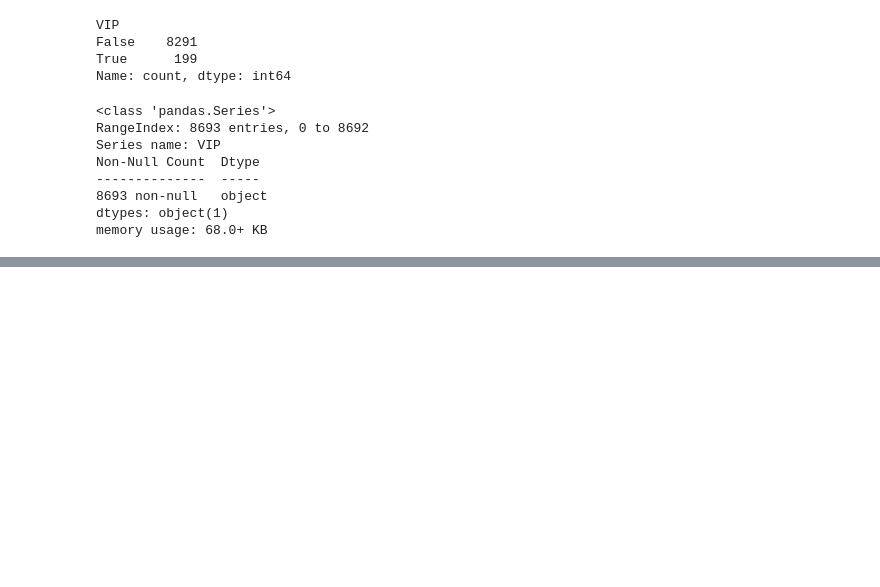
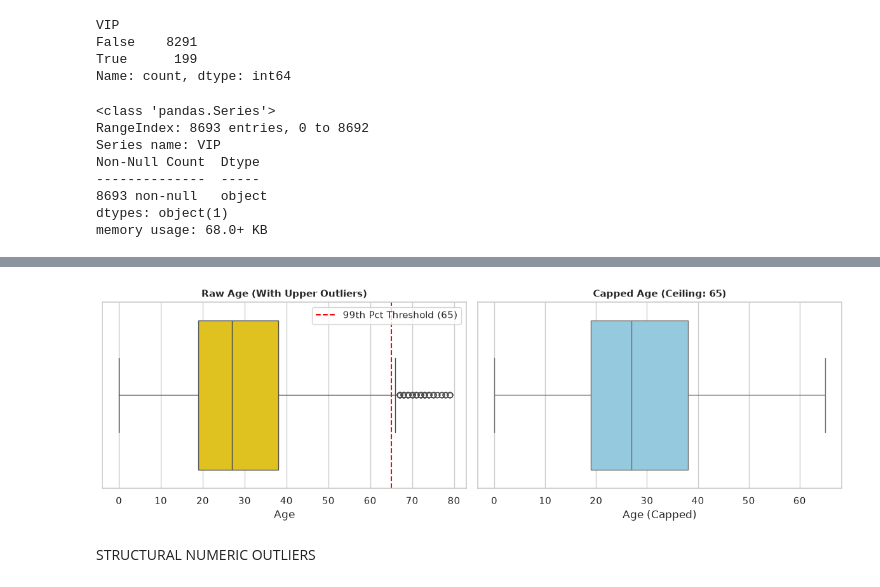
Before and after one commit to skynet-datagrid-labs/alpha-centauri-rescue, a Jupyter notebook: notebooks/Ivan/placeholder.ipynb, the cells around one changed output, grey strips where cells are left out. Cells and saved outputs as stored; diff of their text form; code cells hidden in the pictures; blank space fills up the shorter version.

```diff
--- a/notebooks/Ivan/placeholder.ipynb
+++ b/notebooks/Ivan/placeholder.ipynb
@@ -624,0 +880,32 @@ Name: count, Length: 8473, dtype: int64
+# %%
+# Cap Age at 99th percentile
+upper_age_limit = combined_raw['Age'].quantile(0.99)
+combined_raw['Age_Capped'] = combined_raw['Age'].clip(upper=upper_age_limit)
+
+# Engineer age group flags (infants have different survival patterns)
+combined_raw['IsInfant'] = (combined_raw['Age'] == 0).astype(int)
+combined_raw['IsChild'] = (combined_raw['Age'] < 12).astype(int)
+# %%
+# Apply treatment
+upper_age_limit = combined_raw['Age'].quantile(0.99)
+combined_raw['Age_Capped'] = combined_raw['Age'].clip(upper=upper_age_limit)
+
+# Visualization
+fig, axes = plt.subplots(1, 2, figsize=(12, 4))
+
+sns.boxplot(x=combined_raw['Age'], ax=axes[0], color='gold')
+axes[0].axvline(upper_age_limit, color='red', linestyle='--', label=f'99th Pct Threshold ({upper_age_limit:.0f})')
+axes[0].set_title("Raw Age (With Upper Outliers)", fontsize=11, fontweight='bold')
+axes[0].set_xlabel("Age")
+axes[0].legend()
+
+sns.boxplot(x=combined_raw['Age_Capped'], ax=axes[1], color='skyblue')
+axes[1].set_title(f"Capped Age (Ceiling: {upper_age_limit:.0f})", fontsize=11, fontweight='bold')
+axes[1].set_xlabel("Age (Capped)")
+
+plt.tight_layout()
+plt.show()
+# %% [output]
+[figure, added]
+# %% [markdown]
+STRUCTURAL NUMERIC OUTLIERS
```
Also changed, not shown: parts of 46 cells of this notebook, 1 other file.
